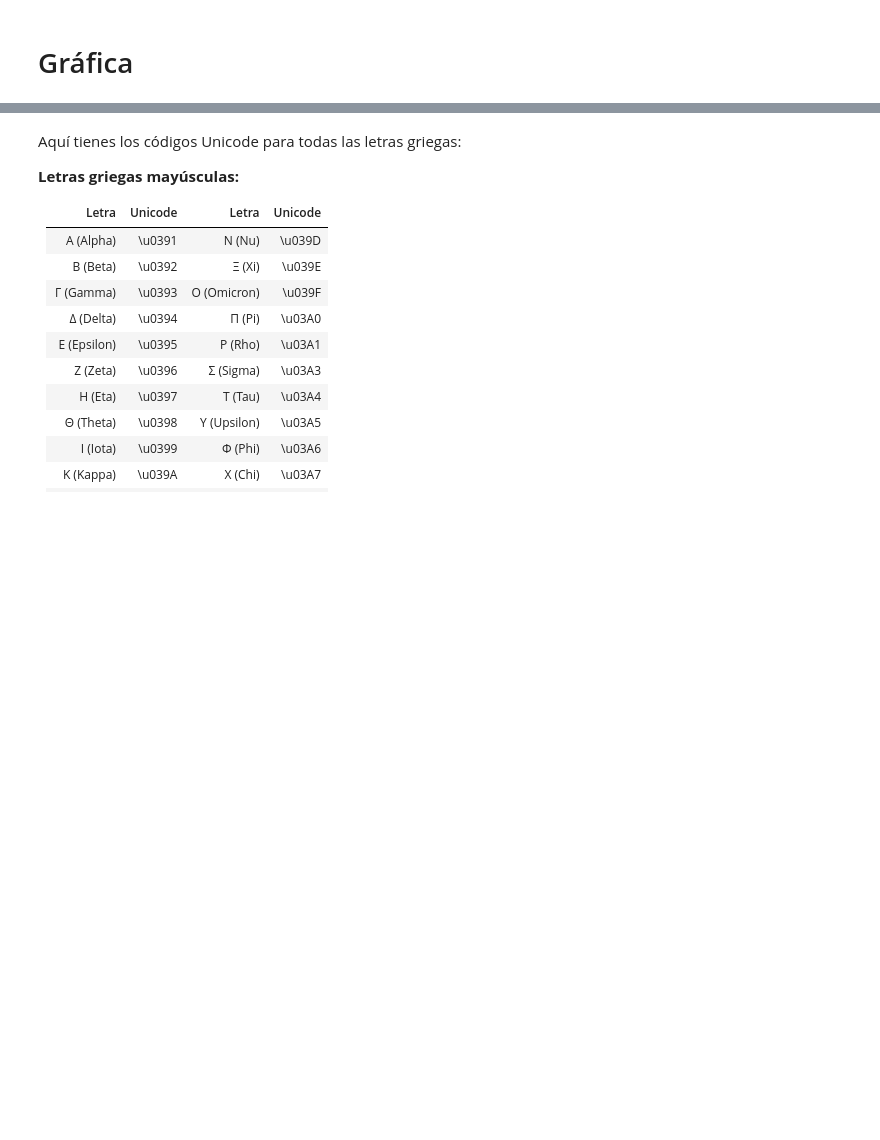
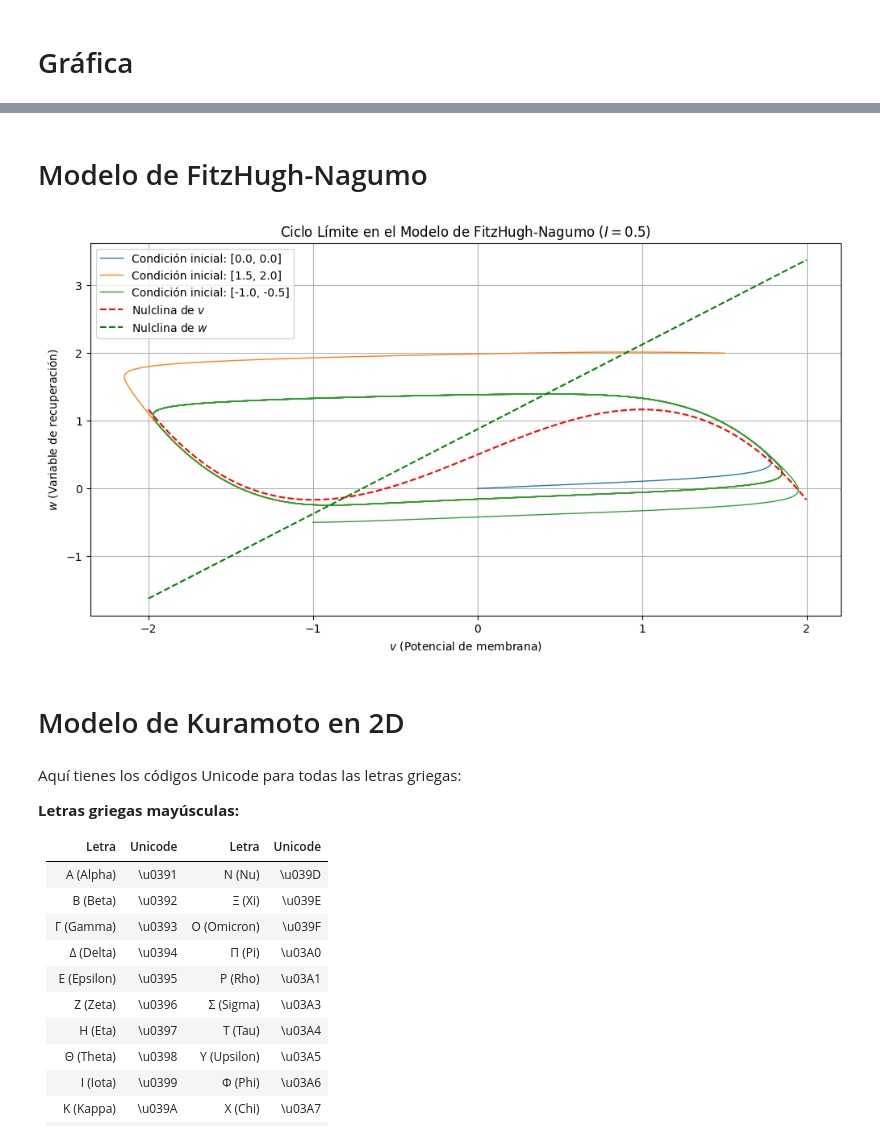
Before and after one commit to LaloRoe/TesisMaestria, a Jupyter notebook: Code/Notas.ipynb, the cells around one changed output, grey strips where cells are left out. Cells and saved outputs as stored; diff of their text form; code cells hidden in the pictures; blank space fills up the shorter version.

```diff
--- a/Code/Notas.ipynb
+++ b/Code/Notas.ipynb
@@ -281,3 +279,54 @@ plt.show()
+# %% [markdown]
+# Modelo de FitzHugh-Nagumo
+# %%
+import numpy as np
+import matplotlib.pyplot as plt
+from scipy.integrate import solve_ivp
+
+# Parámetros del modelo
+a = 0.7
+b = 0.8
+epsilon = 0.08
+I = 0.5  # Corriente externa (¡ajusta este valor!)
+
+# Definir las ecuaciones del FHN
+def fhn(t, y):
+    v, w = y
+    dvdt = v - (v**3)/3 - w + I
+    dwdt = epsilon * (v + a - b * w)
+    return [dvdt, dwdt]
+
+# Resolver el sistema para diferentes condiciones iniciales
+t_span = [0, 1000]
+conditions = [[0.0, 0.0], [1.5, 2.0], [-1.0, -0.5]]  # Condiciones iniciales
+
+plt.figure(figsize=(12, 6))
+
+# Graficar para cada condición inicial
+for y0 in conditions:
+    sol = solve_ivp(fhn, t_span, y0, method='RK45', t_eval=np.linspace(0, 100, 10000))
+    v, w = sol.y
+    plt.plot(v, w, lw=1, label=f'Condición inicial: {y0}')
+
+# Nulclinas
+v_values = np.linspace(-2, 2, 100)
+w_nullcline = (v_values + a) / b  # dw/dt = 0
+v_nullcline = v_values - (v_values**3)/3 + I  # dv/dt = 0
+
+plt.plot(v_values, v_nullcline, 'r--', label='Nulclina de $v$')
+plt.plot(v_values, w_nullcline, 'g--', label='Nulclina de $w$')
+
+# Configuración del gráfico
+plt.xlabel('$v$ (Potencial de membrana)')
+plt.ylabel('$w$ (Variable de recuperación)')
+plt.title('Ciclo Límite en el Modelo de FitzHugh-Nagumo ($I=0.5$)')
+plt.legend()
+plt.grid(True)
+plt.show()
+# %% [output]
+[figure, added]
+# %% [markdown]
+# Modelo de Kuramoto en 2D
 # %% [markdown]
 Aquí tienes los códigos Unicode para todas las letras griegas:
 
```
Also changed, not shown: parts of 3 cells of this notebook, 30 other files.
